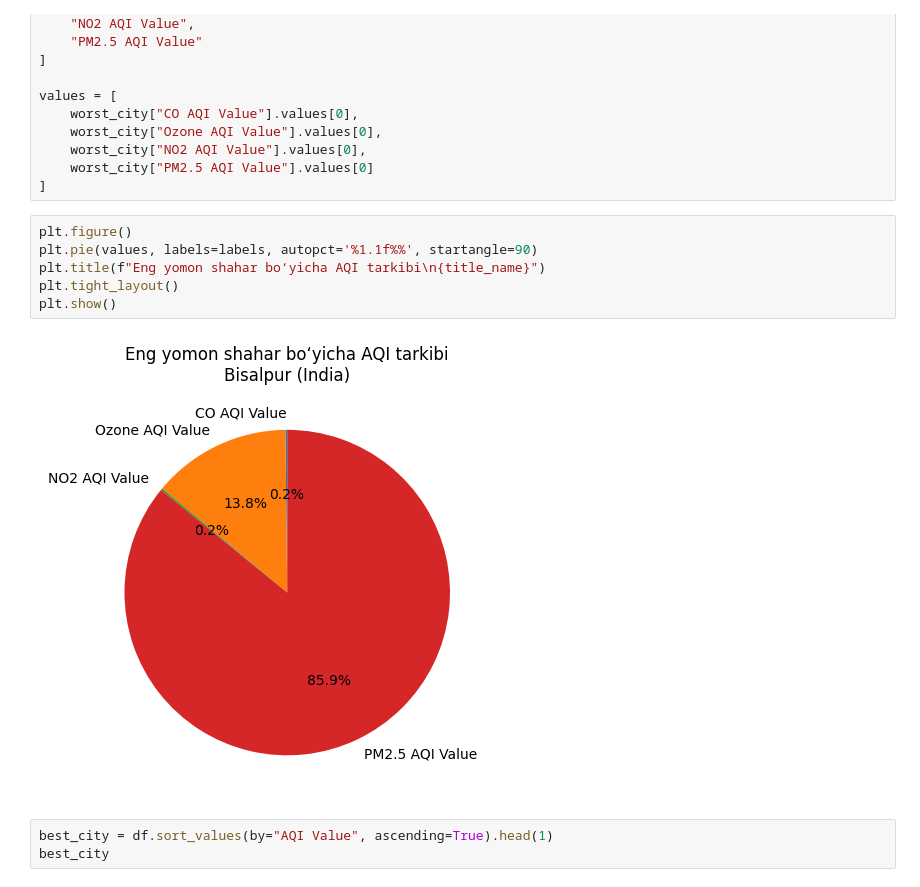
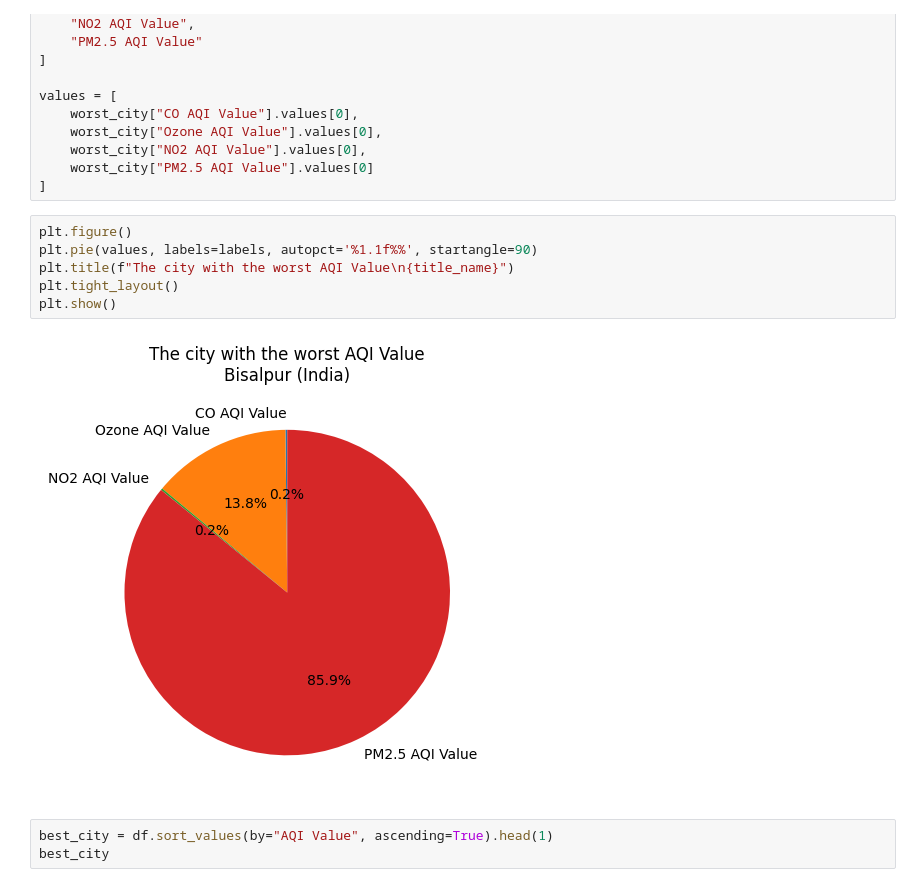
Before and after one commit to AkhrorKhasanov/DataScience, a Jupyter notebook: AirPollution/air_pollution.ipynb, the cells around one changed output. Saved outputs shown, nothing was run; the diff lists cells and outputs as text.

```diff
--- a/AirPollution/air_pollution.ipynb
+++ b/AirPollution/air_pollution.ipynb
@@ -77,11 +77,11 @@ values = [
 # %%
 plt.figure()
 plt.pie(values, labels=labels, autopct='%1.1f%%', startangle=90)
-plt.title(f"Eng yomon shahar bo‘yicha AQI tarkibi\n{title_name}")
+plt.title(f"The city with the worst AQI Value\n{title_name}")
 plt.tight_layout()
 plt.show()
 # %% [output]
-[figure, old version]
+[figure, new version]
 # %%
 best_city = df.sort_values(by="AQI Value", ascending=True).head(1)
 best_city
```
Also changed, not shown: parts of 2 cells of this notebook.
